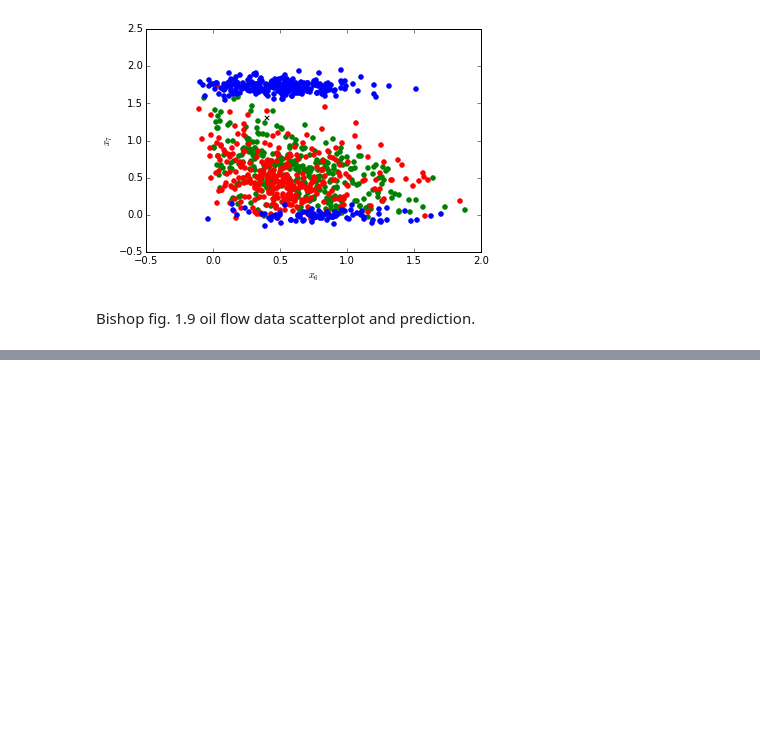
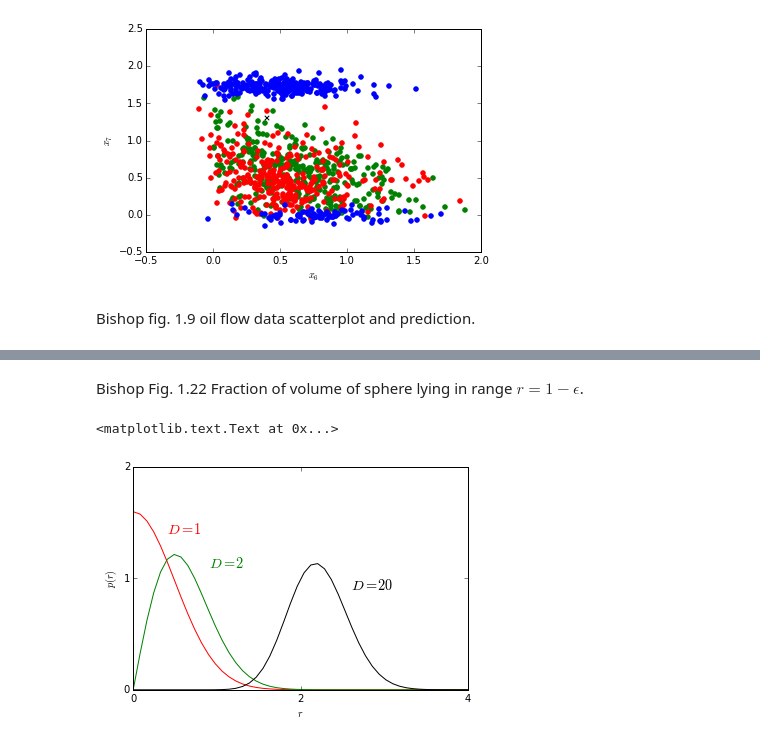
Before and after one commit to andrely/ipython-notebooks, a Jupyter notebook: Bishop - chapter 1.ipynb, the cells around one changed output, grey strips where cells are left out. Cells and saved outputs as stored; diff of their text form; code cells hidden in the pictures; blank space fills up the shorter version.

```diff
--- a/Bishop - chapter 1.ipynb
+++ b/Bishop - chapter 1.ipynb
@@ -660,0 +739,29 @@ Bishop fig. 1.9 oil flow data scatterplot and prediction.
+# %% [markdown]
+Bishop Fig. 1.22 Fraction of volume of sphere lying in range $r = 1 - \epsilon$.
+# %%
+d = np.array([1, 2, 20])
+s = (2 * np.pi**(d/2.))/sp.special.gamma(d/2.)
+r = np.linspace(0, 4)
+p_1 = (s[0]/np.sqrt(2*np.pi*.5**2))*np.exp(-(r**2)/(2.*.5**2))
+p_2 = ((s[1]*r)/(2*np.pi*.5**2))*np.exp(-(r**2)/(2.*.5**2))
+p_20 = ((s[2]*r**19)/((2*np.pi*.5**2)**10))*np.exp(-(r**2)/(2.*.5**2))
+
+fig = plt.figure()
+ax = fig.add_subplot(111)
+
+plot(r, p_1, c='red')
+plot(r, p_2, c='green')
+plot(r, p_20, c='black')
+
+ax.text(.4, 1.4, r'$D=1$', color='red', size='x-large')
+ax.text(.9, 1.1, r'$D=2$', color='green', size='x-large')
+ax.text(2.6, .9, r'$D=20$', color='black', size='x-large')
+ax.set_xlim([0,4])
+ax.set_xticks([0, 2, 4])
+ax.set_xlabel(r'$r$')
+ax.set_ylim([0, 2])
+ax.set_yticks([0, 1, 2])
+ax.set_ylabel(r'$p(r)$')
+# %% [output]
+<matplotlib.text.Text at 0x...>
+[figure, added]
```
Also changed, not shown: parts of 9 cells of this notebook.
